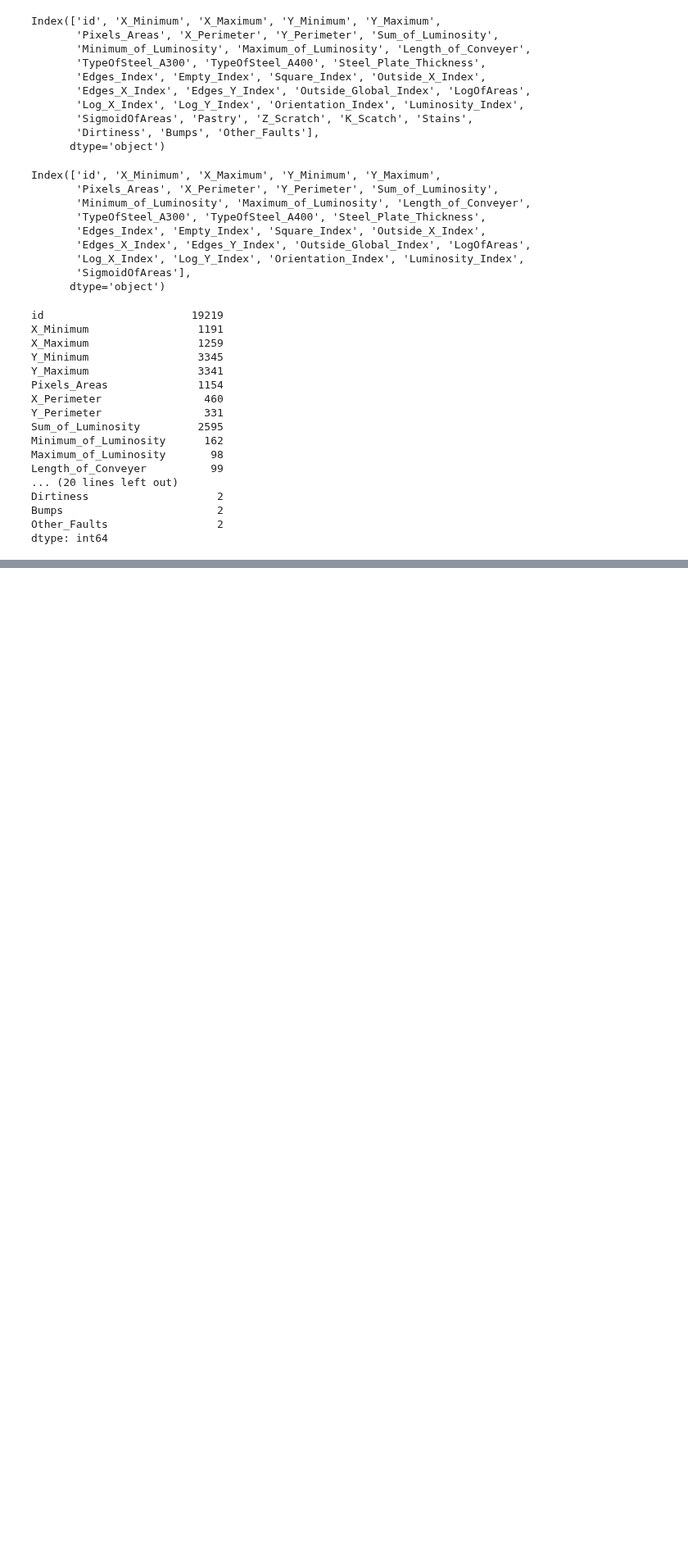
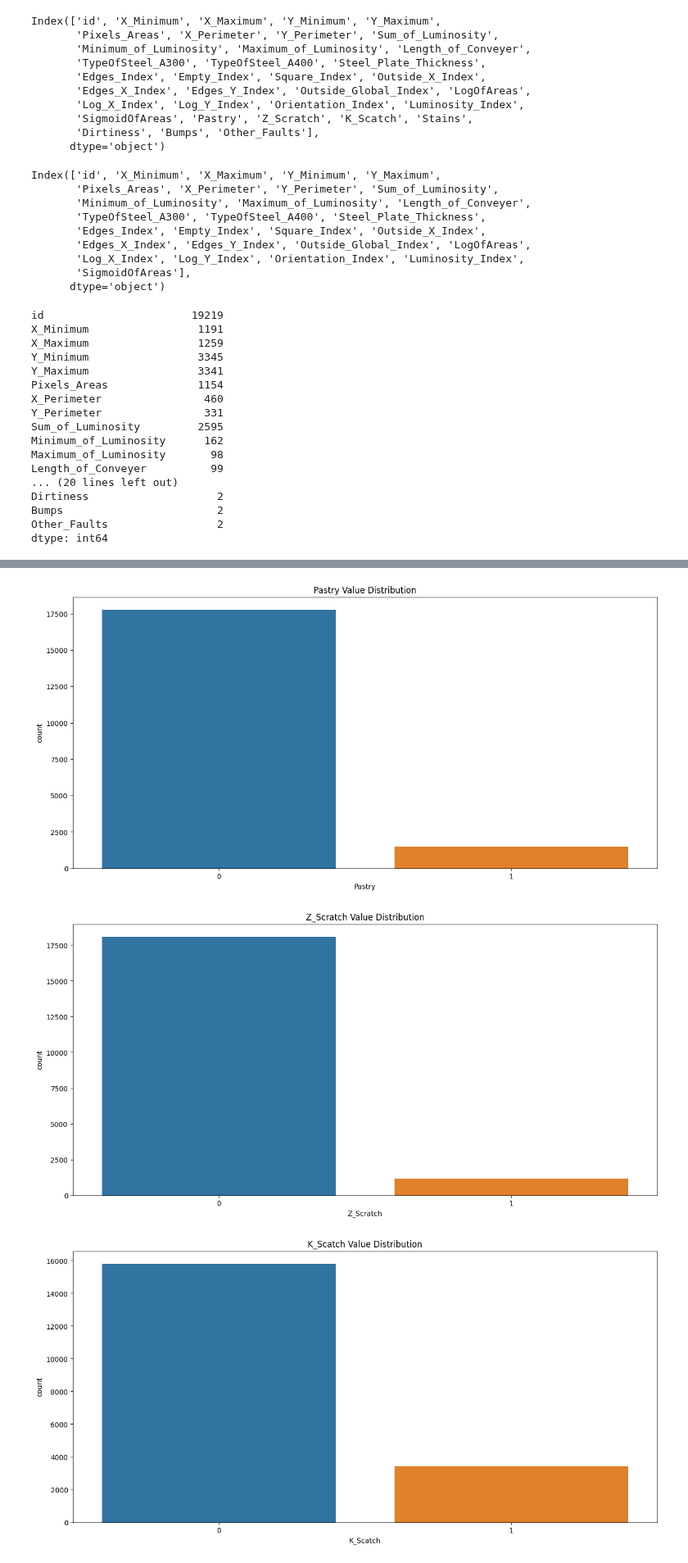
Before and after one commit to snajeebz/playground, a Jupyter notebook: initial-eda.ipynb, the cells around one changed output, grey strips where cells are left out. Shown at 82% size. Cells and saved outputs as stored; diff of their text form; code cells hidden in the pictures; blank space fills up the shorter version.

Commit message:
Kaggle Notebook | Defect Prediction: Initial EDA and Visualization | Version 4

```diff
--- a/initial-eda.ipynb
+++ b/initial-eda.ipynb
@@ -108,5 +111,5 @@ dtype: int64
 # %%
 train_df=df.copy()
 # %%
-train_df['sum']=train_df['Pastry']+train_df['Z_Scratch']+train_df['K_Scatch']+train_df['Stains']+train_df['Dirtiness']+train_df['Bumps']+train_df['Other_Faults']
+train_df['summary']=train_df['Pastry']+train_df['Z_Scratch']+train_df['K_Scatch']+train_df['Stains']+train_df['Dirtiness']+train_df['Bumps']+train_df['Other_Faults']
 # %%
@@ -119,0 +143,5 @@ Name: count, dtype: int64
+# %%
+cat_cols=train_df[['Pastry', 'Z_Scratch', 'K_Scatch', 'Stains',
+       'Dirtiness', 'Bumps', 'Other_Faults', 'TypeOfSteel_A300','TypeOfSteel_A300','Outside_Global_Index', 'summary' ]]
+num_cols=train_df.drop(columns=['id','Pastry', 'Z_Scratch', 'K_Scatch', 'Stains',
+       'Dirtiness', 'Bumps', 'Other_Faults', 'TypeOfSteel_A300','TypeOfSteel_A300','Outside_Global_Index', 'summary' ])
@@ -119,0 +150,9 @@ Name: count, dtype: int64
+# %%
+for col in cat_cols:
+    plt.figure(figsize=[15,7])
+    sns.countplot(df,x=train_df[col]).set(title= col+' Value Distribution')
+    plt.show()
+# %% [output]
+[figure, added]
+[figure, added]
+[figure, added]
```
Also changed, not shown: parts of 9 cells of this notebook.
